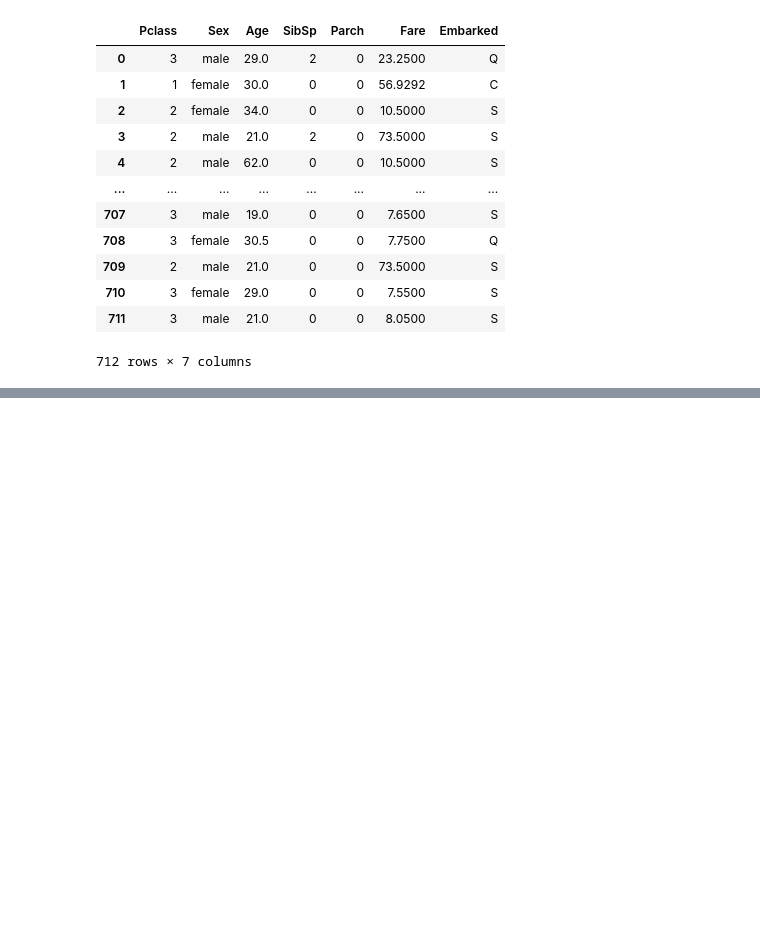
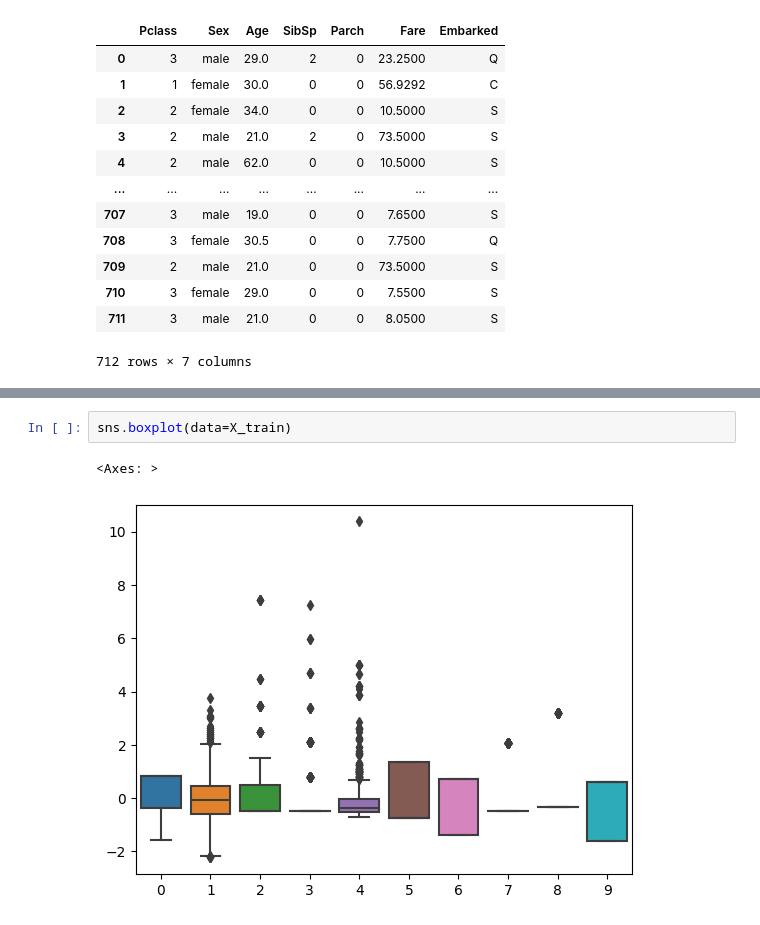
Before and after one commit to ShreeKeshavan/Machine_Learning, a Jupyter notebook: Case_study_1.ipynb, the cells around one changed output, grey strips where cells are left out. Cells and saved outputs as stored; diff of their text form; blank space fills up the shorter version.

```diff
--- a/Case_study_1.ipynb
+++ b/Case_study_1.ipynb
@@ -283,0 +352,5 @@ pd.concat([X_train[['Pclass','Age','SibSp','Parch','Fare']],ohe_cols_df],axis=1)
+# %%
+sns.boxplot(data=X_train)
+# %% [output]
+<Axes: >
+[figure, added]
```
Also changed, not shown: parts of 11 cells of this notebook.
